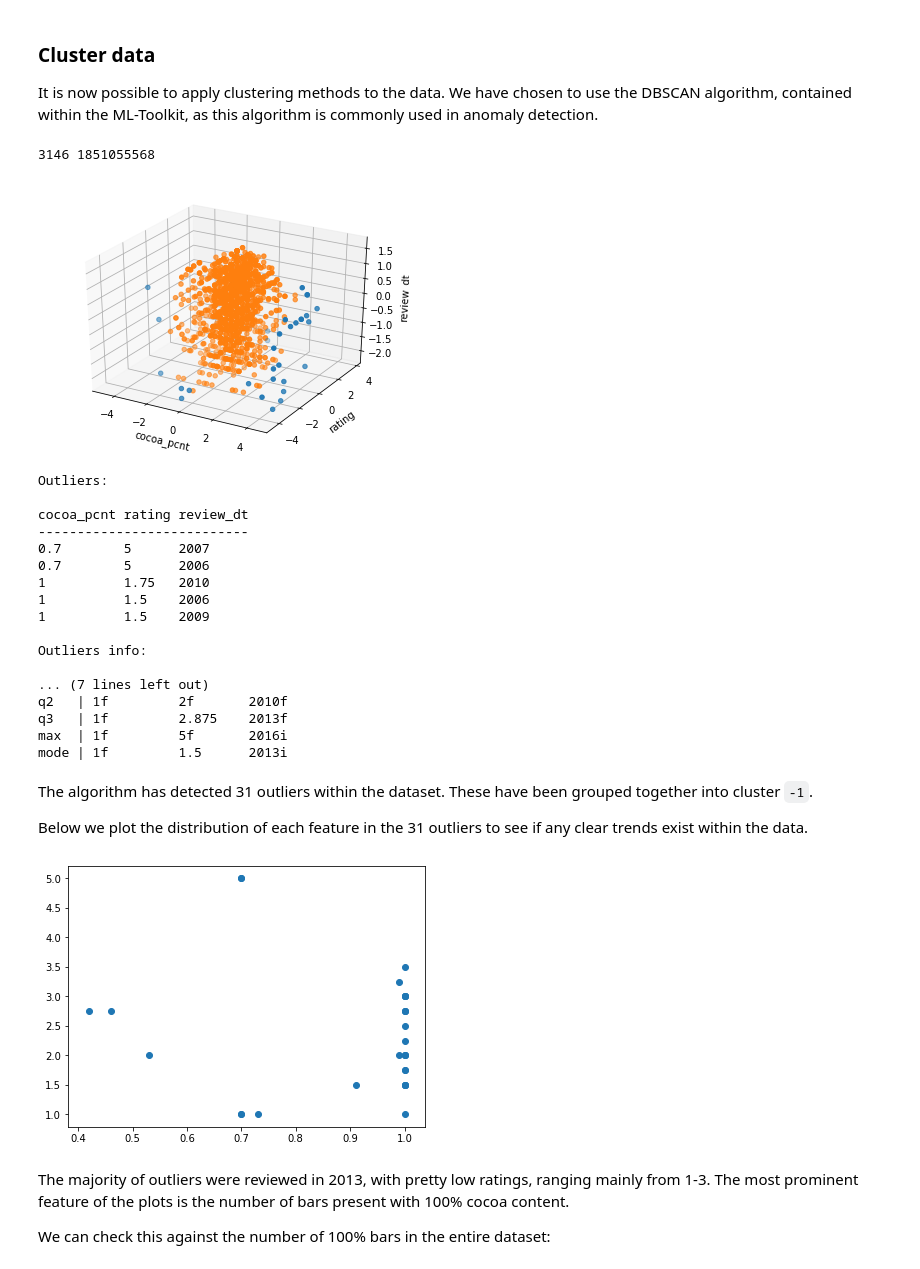
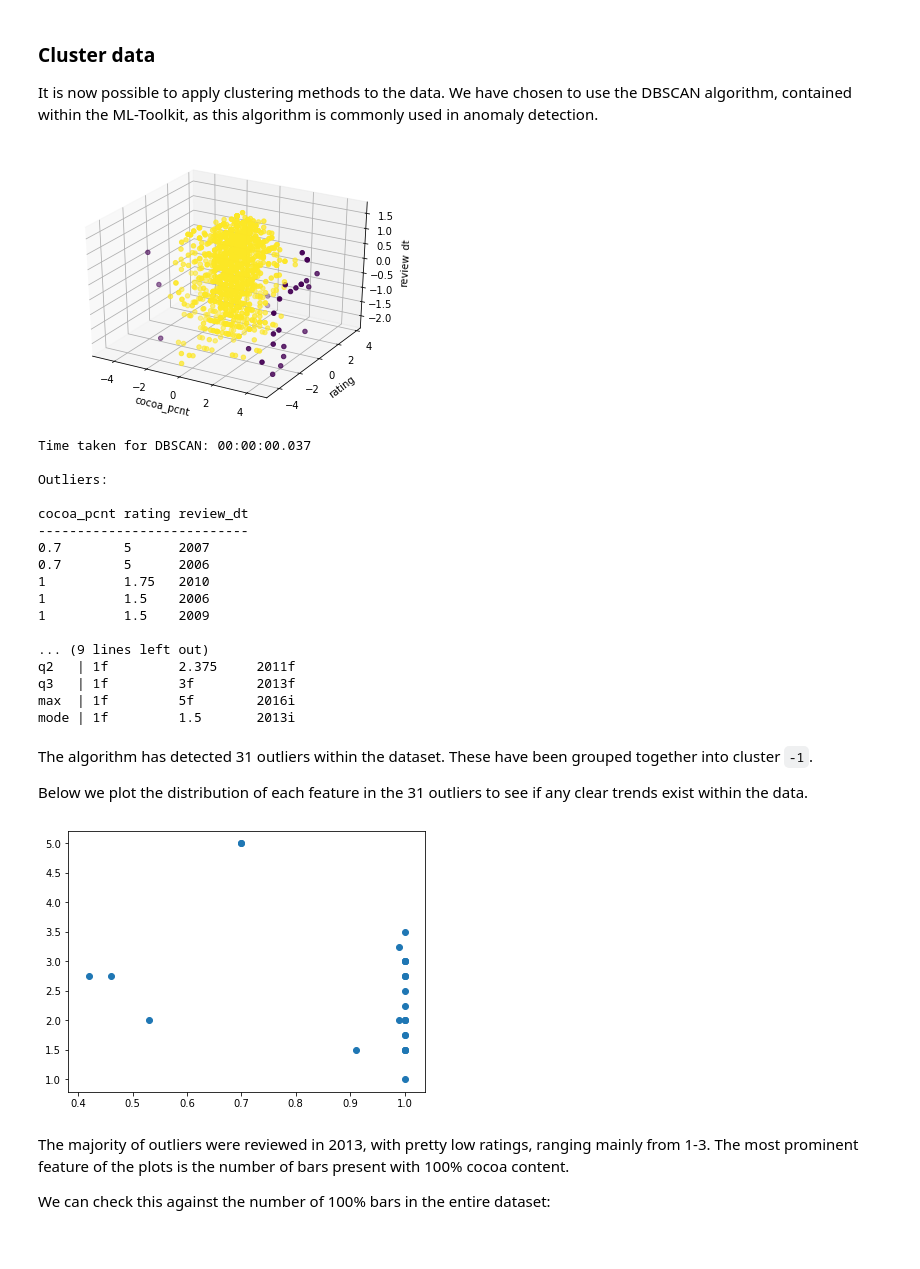
Before and after one commit to KxSystems/mlnotebooks, a Jupyter notebook: notebooks/10 Clustering.ipynb, the cells around one changed output. Cells and saved outputs as stored; diff of their text form; code cells hidden in the pictures.

```diff
--- a/notebooks/10 Clustering.ipynb
+++ b/notebooks/10 Clustering.ipynb
@@ -428,51 +440,52 @@ The plot makes clear that most data is clumped together in one obvious cluster,
 It is now possible to apply clustering methods to the data. We have chosen to use the DBSCAN algorithm, contained within the ML-Toolkit, as this algorithm is commonly used in anomaly detection.
 # %%
 / cluster data
-\ts r:.ml.clust.dbscan[flip value flip s;`e2dist;10;2]
+start:.z.t
+rexample:clust.dbscan[data;`e2dist;10;2]
+end:string .z.t-start
 
 / plot clusters
 fig:plt[`:figure][];
 ax:fig[`:add_subplot][111;`projection pykw"3d"];
-{ax[`:scatter]. flip x}each c:exec pts by clt from r;
+ax[`:scatter][;;;`c pykw rexample]. data;
 ax[`:set_xlabel]sc 0;
 ax[`:set_ylabel]sc 1;
 ax[`:set_zlabel]sc 2;
 plt[`:show][];
 
+-1"\nTime taken for DBSCAN: ",end;
 -1"\nOutliers:\n";
-show 5#outliers:d exec idx from r where clt=-1
+show 5#outliers:d idx:where null rexample
 -1"\nOutliers info:\n";
-show describe_mode outliers
+show .ml.describe_mode outliers
 # %% [output]
+[figure, new version]
-3146 1851055568
+Time taken for DBSCAN: 00:00:00.037
+
+Outliers:
+
+cocoa_pcnt rating review_dt
+---------------------------
+0.7        5      2007
+0.7        5      2006
+1          1.75   2010
+1          1.5    2006
+1          1.5    2009
+
+... (9 lines left out)
+q2   | 1f         2.375     2011f
+q3   | 1f         3f        2013f
+max  | 1f         5f        2016i
+mode | 1f         1.5       2013i
-[figure, old version]
-Outliers:
-
-cocoa_pcnt rating review_dt
----------------------------
-0.7        5      2007
-0.7        5      2006
-1          1.75   2010
-1          1.5    2006
-1          1.5    2009
-
-Outliers info:
-
-... (7 lines left out)
-q2   | 1f         2f       2010f
-q3   | 1f         2.875    2013f
-max  | 1f         5f       2016i
-mode | 1f         1.5      2013i
 # %% [markdown]
 The algorithm has detected 31 outliers within the dataset. These have been grouped together into cluster `-1`.
 
 Below we plot the distribution of each feature in the 31 outliers to see if any clear trends exist within the data.
 # %%
-/ bar + below
 plt[`:scatter][outliers`cocoa_pcnt;outliers`rating];
 plt[`:show][];
 # %% [output]
-[figure, old version]
+[figure, new version]
 # %% [markdown]
 The majority of outliers were reviewed in 2013, with pretty low ratings, ranging mainly from 1-3. The most prominent feature of the plots is the number of bars present with 100% cocoa content.
 
```
Also changed, not shown: parts of 31 cells of this notebook, 1 other file.
